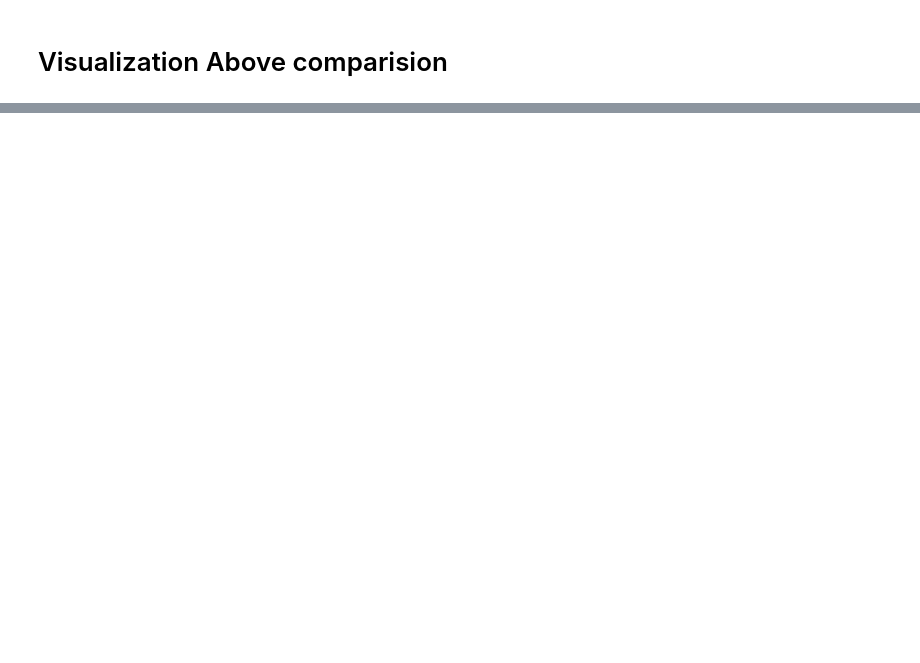
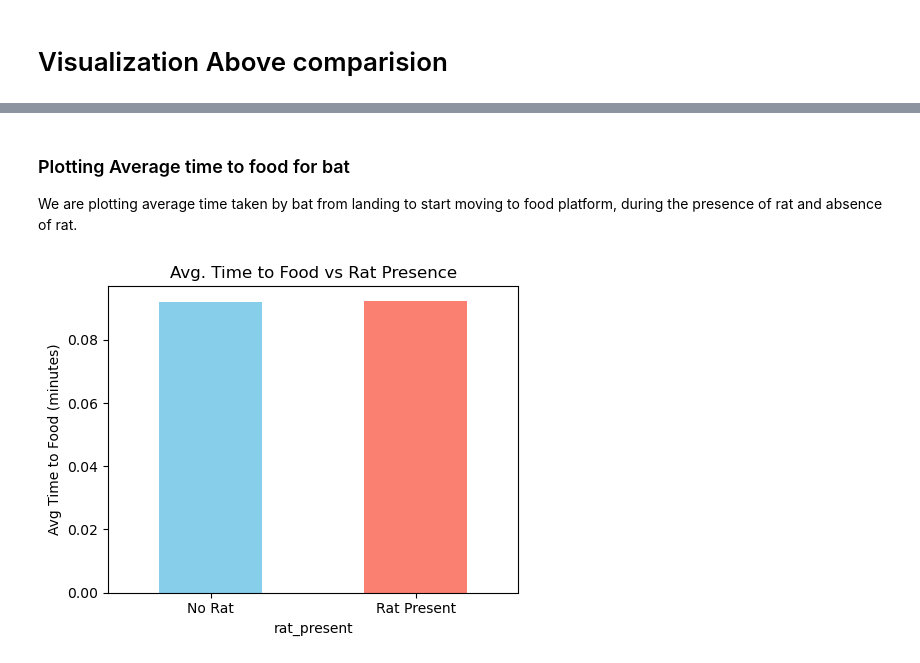
Before and after one commit to ANeupane30/DSFoundation_assignment, a Jupyter notebook: relation.ipynb, the cells around one changed output, grey strips where cells are left out. Saved outputs shown, nothing was run; the diff lists cells and outputs as text; code cells hidden in the pictures; blank space fills up the shorter version.

```diff
--- a/relation.ipynb
+++ b/relation.ipynb
@@ -220,0 +219,18 @@ plt.show()
+# %% [markdown]
+### Plotting Average time to food for bat
+We are plotting average time taken by bat from landing to start moving to food platform, during the presence of rat and absence of rat.
+# %%
+
+# Group by rat presence and compute mean feeding time
+avg_time = data.groupby("rat_present")["bat_landing_to_food_min"].mean()
+
+# Plot
+plt.figure(figsize=(5,4))
+avg_time.plot(kind="bar", color=["skyblue", "salmon"])
+plt.title("Avg. Time to Food vs Rat Presence")
+plt.ylabel("Avg Time to Food (minutes)")
+plt.xticks([0,1], ["No Rat", "Rat Present"], rotation=0)
+plt.tight_layout()
+plt.show()
+# %% [output]
+[figure, new version]
```
Also changed, not shown: parts of 31 cells of this notebook, 1 other file.
